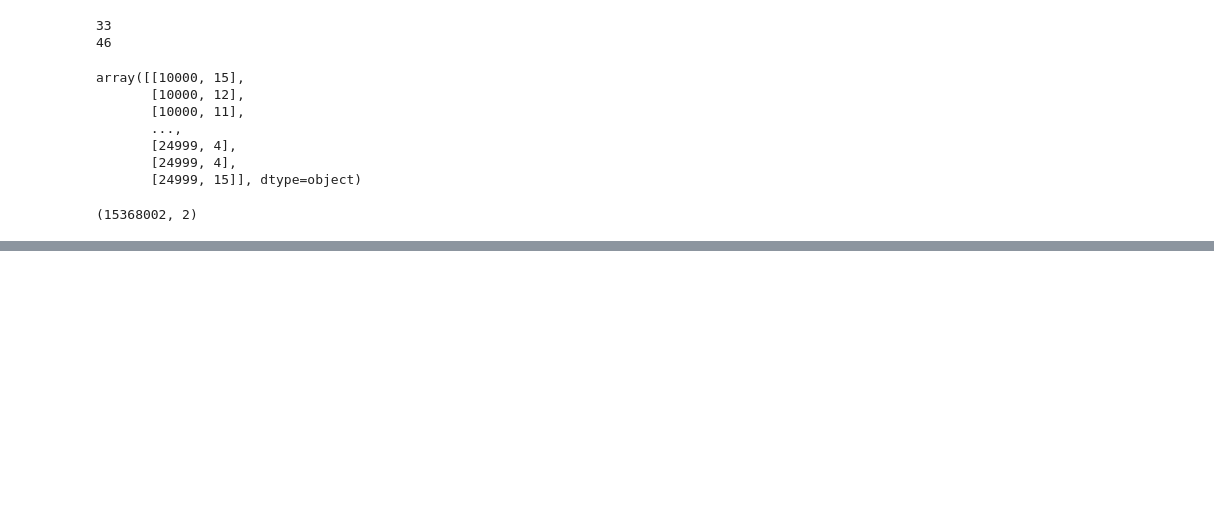
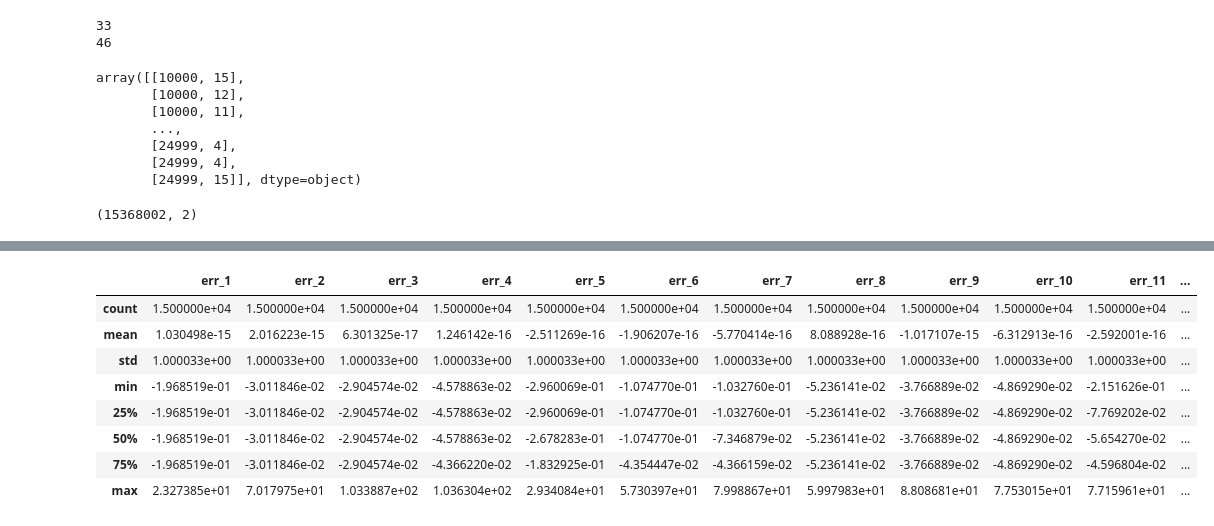
Before and after one commit to Mer9ury/Dacon_LDI, a Jupyter notebook: Preprocessing/v4/LDI_preprocessing_train_data.ipynb, the cells around one changed output, grey strips where cells are left out. Cells and saved outputs as stored; diff of their text form; code cells hidden in the pictures; blank space fills up the shorter version.

```diff
--- a/Preprocessing/v4/LDI_preprocessing_train_data.ipynb
+++ b/Preprocessing/v4/LDI_preprocessing_train_data.ipynb
@@ -42,3 +42,7 @@ Try using .loc[row_indexer,col_indexer] = value instead
 
 See the caveats in the documentation: https://pandas.pydata.org/pandas-docs/stable/user_guide/indexing.html#returning-a-view-versus-a-copy
   isetter(loc, value)
+# %%
+for i in range(0,13):
+    qstr = 'quality_'+str(i)
+    df_tqd.loc[df_tqd[qstr] > 0,qstr] = 1
@@ -118,0 +146,15 @@ df_err.shape
+# %%
+columns = []
+for i in range(1,43):
+    s = 'err_' + str(i)
+    columns.append(s)
+columns.append('23_ct')
+columns.append('23_as')
+columns.append('23_ac')
+columns.append('31_0')
+columns.append('40_0')
+for i in range(13):
+    s = 'quality_' + str(i)
+    columns.append(s)
+df = pd.DataFrame(df_x,columns=columns)
+df.head()
@@ -118,0 +168,18 @@ df_err.shape
+# %%
+df.drop(['err_29','quality_3','quality_4'], axis = 1, inplace = True)
+# %%
+from sklearn.preprocessing import StandardScaler
+ss = StandardScaler()
+df_s = ss.fit_transform(df)
+df= pd.DataFrame(df_s,columns=df.columns)
+df.describe()
+# %% [output]
+|  | err_1 | err_2 | err_3 | err_4 | err_5 | err_6 | err_7 | err_8 | err_9 | err_10 | err_11 | ... |
+| count | 1.500000e+04 | 1.500000e+04 | 1.500000e+04 | 1.500000e+04 | 1.500000e+04 | 1.500000e+04 | 1.500000e+04 | 1.500000e+04 | 1.500000e+04 | 1.500000e+04 | 1.500000e+04 | ... |
+| mean | 1.030498e-15 | 2.016223e-15 | 6.301325e-17 | 1.246142e-16 | -2.511269e-16 | -1.906207e-16 | -5.770414e-16 | 8.088928e-16 | -1.017107e-15 | -6.312913e-16 | -2.592001e-16 | ... |
+| std | 1.000033e+00 | 1.000033e+00 | 1.000033e+00 | 1.000033e+00 | 1.000033e+00 | 1.000033e+00 | 1.000033e+00 | 1.000033e+00 | 1.000033e+00 | 1.000033e+00 | 1.000033e+00 | ... |
+| min | -1.968519e-01 | -3.011846e-02 | -2.904574e-02 | -4.578863e-02 | -2.960069e-01 | -1.074770e-01 | -1.032760e-01 | -5.236141e-02 | -3.766889e-02 | -4.869290e-02 | -2.151626e-01 | ... |
+| 25% | -1.968519e-01 | -3.011846e-02 | -2.904574e-02 | -4.578863e-02 | -2.960069e-01 | -1.074770e-01 | -1.032760e-01 | -5.236141e-02 | -3.766889e-02 | -4.869290e-02 | -7.769202e-02 | ... |
+| 50% | -1.968519e-01 | -3.011846e-02 | -2.904574e-02 | -4.578863e-02 | -2.678283e-01 | -1.074770e-01 | -7.346879e-02 | -5.236141e-02 | -3.766889e-02 | -4.869290e-02 | -5.654270e-02 | ... |
+| 75% | -1.968519e-01 | -3.011846e-02 | -2.904574e-02 | -4.366220e-02 | -1.832925e-01 | -4.354447e-02 | -4.366159e-02 | -5.236141e-02 | -3.766889e-02 | -4.869290e-02 | -4.596804e-02 | ... |
+| max | 2.327385e+01 | 7.017975e+01 | 1.033887e+02 | 1.036304e+02 | 2.934084e+01 | 5.730397e+01 | 7.998867e+01 | 5.997983e+01 | 8.808681e+01 | 7.753015e+01 | 7.715961e+01 | ... |
```
Also changed, not shown: parts of 15 cells of this notebook, 1 other file.
